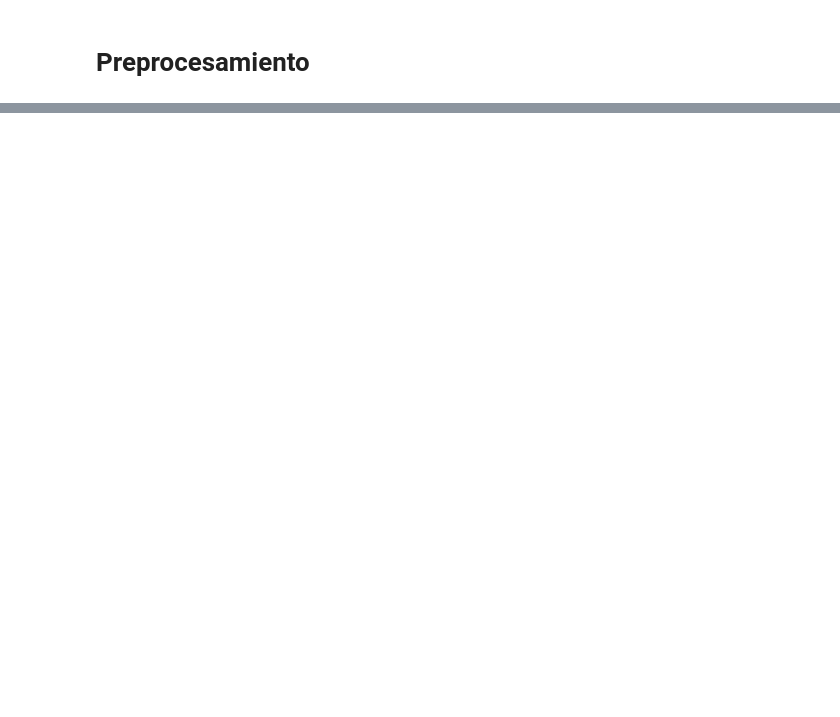
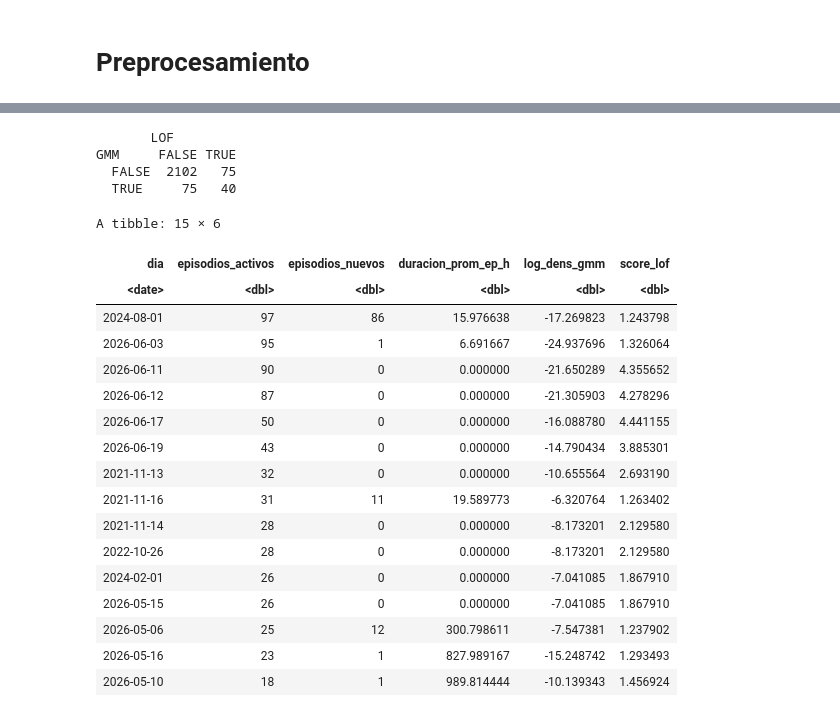
Before and after one commit to AleAsesino/mineriaDatosAnomaliasABCcarreteras, a Jupyter notebook: preprocesamientoABCV1.ipynb, the cells around one changed output, grey strips where cells are left out. Saved outputs shown, nothing was run; the diff lists cells and outputs as text; code cells hidden in the pictures; blank space fills up the shorter version.

```diff
--- a/preprocesamientoABCV1.ipynb
+++ b/preprocesamientoABCV1.ipynb
@@ -168,0 +277,33 @@ A tibble: 10 × 7
+# %%
+# Tabla cruzada de acuerdos y discrepancias
+table(GMM = df_model$anomalia_gmm, LOF = df_model$anomalia_lof)
+
+# Días marcados como anomalía por ambos métodos
+df_model %>%
+  filter(anomalia_gmm & anomalia_lof) %>%
+  arrange(desc(episodios_activos)) %>%
+  select(dia, episodios_activos, episodios_nuevos, duracion_prom_ep_h, log_dens_gmm, score_lof) %>%
+  head(15)
+# %% [output]
+       LOF
+GMM     FALSE TRUE
+  FALSE  2102   75
+  TRUE     75   40
+A tibble: 15 × 6
+| dia | episodios_activos | episodios_nuevos | duracion_prom_ep_h | log_dens_gmm | score_lof |
+| <date> | <dbl> | <dbl> | <dbl> | <dbl> | <dbl> |
+| 2024-08-01 | 97 | 86 | 15.976638 | -17.269823 | 1.243798 |
+| 2026-06-03 | 95 | 1 | 6.691667 | -24.937696 | 1.326064 |
+| 2026-06-11 | 90 | 0 | 0.000000 | -21.650289 | 4.355652 |
+| 2026-06-12 | 87 | 0 | 0.000000 | -21.305903 | 4.278296 |
+| 2026-06-17 | 50 | 0 | 0.000000 | -16.088780 | 4.441155 |
+| 2026-06-19 | 43 | 0 | 0.000000 | -14.790434 | 3.885301 |
+| 2021-11-13 | 32 | 0 | 0.000000 | -10.655564 | 2.693190 |
+| 2021-11-16 | 31 | 11 | 19.589773 | -6.320764 | 1.263402 |
+| 2021-11-14 | 28 | 0 | 0.000000 | -8.173201 | 2.129580 |
+| 2022-10-26 | 28 | 0 | 0.000000 | -8.173201 | 2.129580 |
+| 2024-02-01 | 26 | 0 | 0.000000 | -7.041085 | 1.867910 |
+| 2026-05-15 | 26 | 0 | 0.000000 | -7.041085 | 1.867910 |
+| 2026-05-06 | 25 | 12 | 300.798611 | -7.547381 | 1.237902 |
+| 2026-05-16 | 23 | 1 | 827.989167 | -15.248742 | 1.293493 |
+| 2026-05-10 | 18 | 1 | 989.814444 | -10.139343 | 1.456924 |
```
Also changed, not shown: parts of 7 cells of this notebook.
